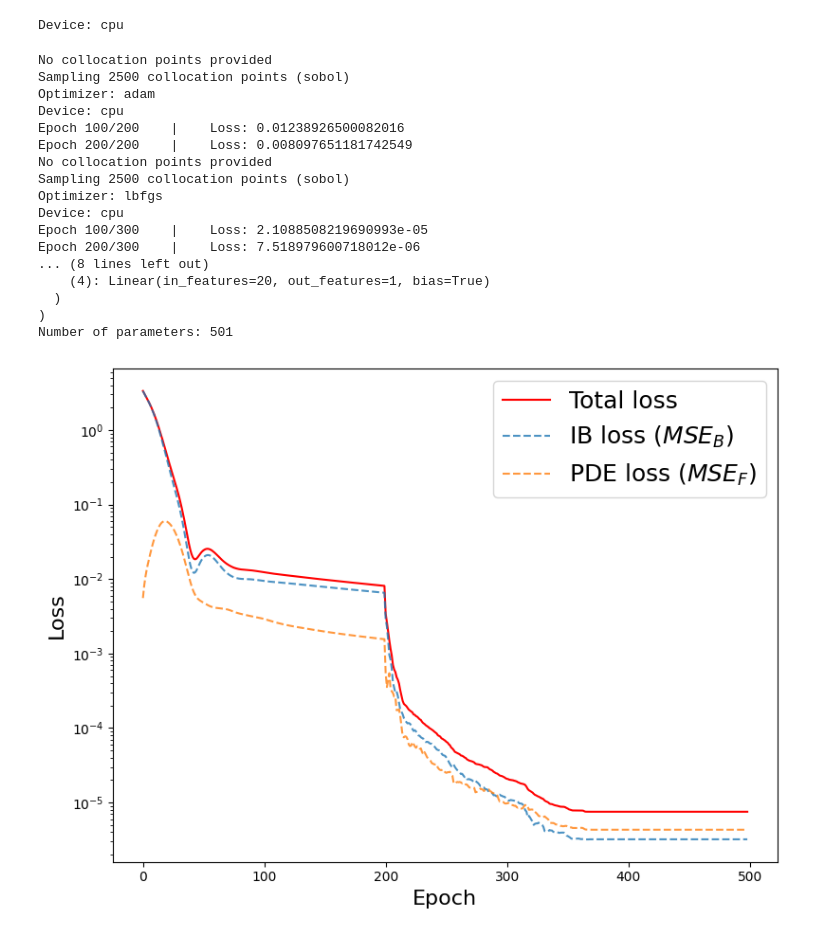
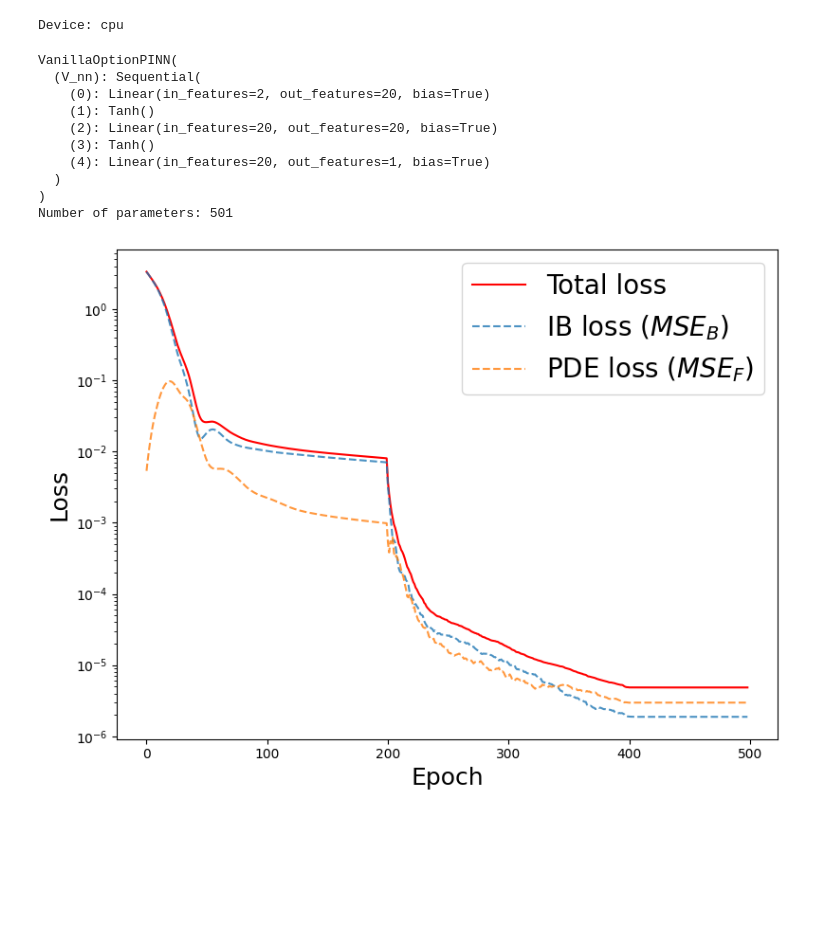
Before and after one commit to liyiyan128/Option-Pricing-Using-Physics-Informed-Neural-Networks, a Jupyter notebook: PINN_training.ipynb, the cells around one changed output. Cells and saved outputs as stored; diff of their text form; code cells hidden in the pictures; blank space fills up the shorter version.

```diff
--- a/PINN_training.ipynb
+++ b/PINN_training.ipynb
@@ -17,24 +13,38 @@ warnings.filterwarnings("ignore")
-# %%
-device = torch.device('cuda' if torch.cuda.is_available() else 'cpu')
-print('Device:', device)
-
-# load data
-ib = torch.load('data/european_put_ib_sobol.pt')
-S_ib, tau_ib, V_ib = ib['S'], ib['tau'], ib['V']
-
-# parameters
-K = 4
-sigma = 0.3
-r = 0.03
-T = 1
-S_inf = 3 * K
-N_pde = 2500
-# %% [output]
-Device: cpu
+# %%
+# parameters
+K = 4
+sigma = 0.3
+r = 0.03
+T = 1
+S_inf = 3 * K
+N_pde = 2500
+
+device = torch.device('cuda' if torch.cuda.is_available() else 'cpu')
+print('Device:', device)
+
+# load data
+ib = torch.load('data/european_put_ib_sobol.pt')
+S_ib, tau_ib, V_ib = ib['S'], ib['tau'], ib['V']
+
+# load results
+results = np.load('data/output/results.npy', allow_pickle=True).item()
+RMSE = results['RMSE']
+max_pointwise_error = results['max_pointwise_error']
+SEEDS = results['SEEDS']
+
+RMSE_mean = RMSE.mean()
+RMSE_std = RMSE.std()
+mpe_mean = max_pointwise_error.mean()
+mpe_std = max_pointwise_error.std()
+best_idx = np.argmin(RMSE)
+
+model_name = f'european_put_{best_idx}'
+model = torch.load(f'models/european_put/{model_name}.pt', map_location=device)
+# %% [output]
+Device: cpu
 # %%
-TRAIN = True
-model_name = 'european_put_2mlp20'  # uniform ib
-model_name = 'european_put_2mlp20_v2'  # sobol ib
+TRAIN = False
+# model_name = 'european'
 
 if TRAIN:
     nn = torch.nn.Sequential(
@@ -50,46 +60,39 @@ if TRAIN:
     loss_weights = (1., 1., 1.)
 
     training_time = time()
     # First train with Adam
     model.fit(tau_ib, S_ib, V_ib,
               tau_pde=None, S_pde=None,
               valid=False,
               N_pde=N_pde, sampling='sobol', resample=0,
               loss_weights=loss_weights,
               epochs=200, optimizer='adam', lr=0.005)
     # Then train with L-BFGS
     model.fit(tau_ib, S_ib, V_ib,
               tau_pde=None, S_pde=None,
               valid=False,
               N_pde=N_pde, sampling='sobol', resample=0,
               loss_weights=loss_weights,
               epochs=300, optimizer='lbfgs', line_search_fn='strong_wolfe')
     training_time = time() - training_time
     print('Training time:', training_time)
     # save model
     torch.save(model, f'models/{model_name}.pt')
 
-model = torch.load(f'models/{model_name}.pt', map_location=device)
+model = torch.load(f'models/european_put/{model_name}.pt', map_location=device)
 print(model)
 print('Number of parameters:', sum(p.numel() for p in model.parameters()))
-model.plot_history(save=False, title='', figsize=(8, 6), fontsize=16, file_name=f'data/images/loss_{model_name}.pdf')
+model.plot_history(save=True, title='', figsize=(8, 6), fontsize=18, file_name=f'data/images/loss_{model_name}.pdf')
 print('Final loss:', model.loss_history['total'][-1])
 # %% [output]
-No collocation points provided
-Sampling 2500 collocation points (sobol)
-Optimizer: adam
-Device: cpu
-Epoch 100/200    |    Loss: 0.01238926500082016
-Epoch 200/200    |    Loss: 0.008097651181742549
-No collocation points provided
-Sampling 2500 collocation points (sobol)
-Optimizer: lbfgs
-Device: cpu
-Epoch 100/300    |    Loss: 2.1088508219690993e-05
-Epoch 200/300    |    Loss: 7.518979600718012e-06
-... (8 lines left out)
+VanillaOptionPINN(
+  (V_nn): Sequential(
+    (0): Linear(in_features=2, out_features=20, bias=True)
+    (1): Tanh()
+    (2): Linear(in_features=20, out_features=20, bias=True)
+    (3): Tanh()
     (4): Linear(in_features=20, out_features=1, bias=True)
   )
 )
 Number of parameters: 501
-[figure, old version]
+[figure, new version]
```
Also changed, not shown: parts of 18 cells of this notebook.
